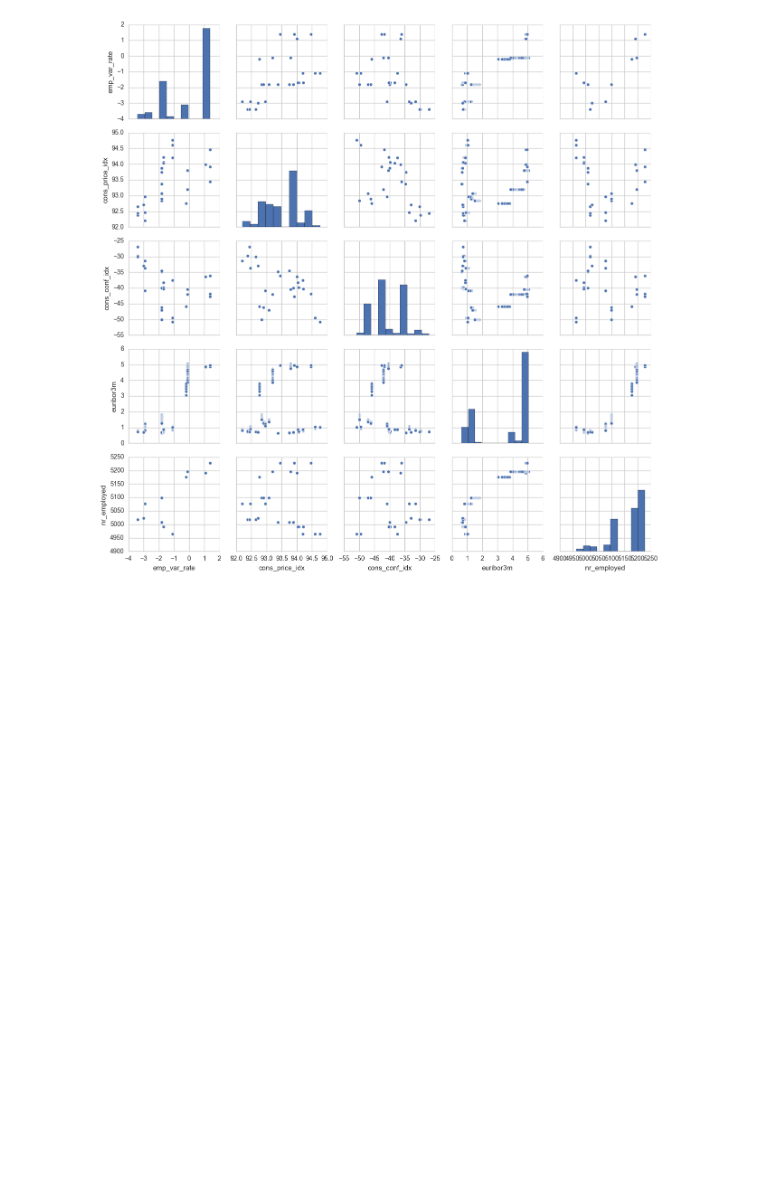
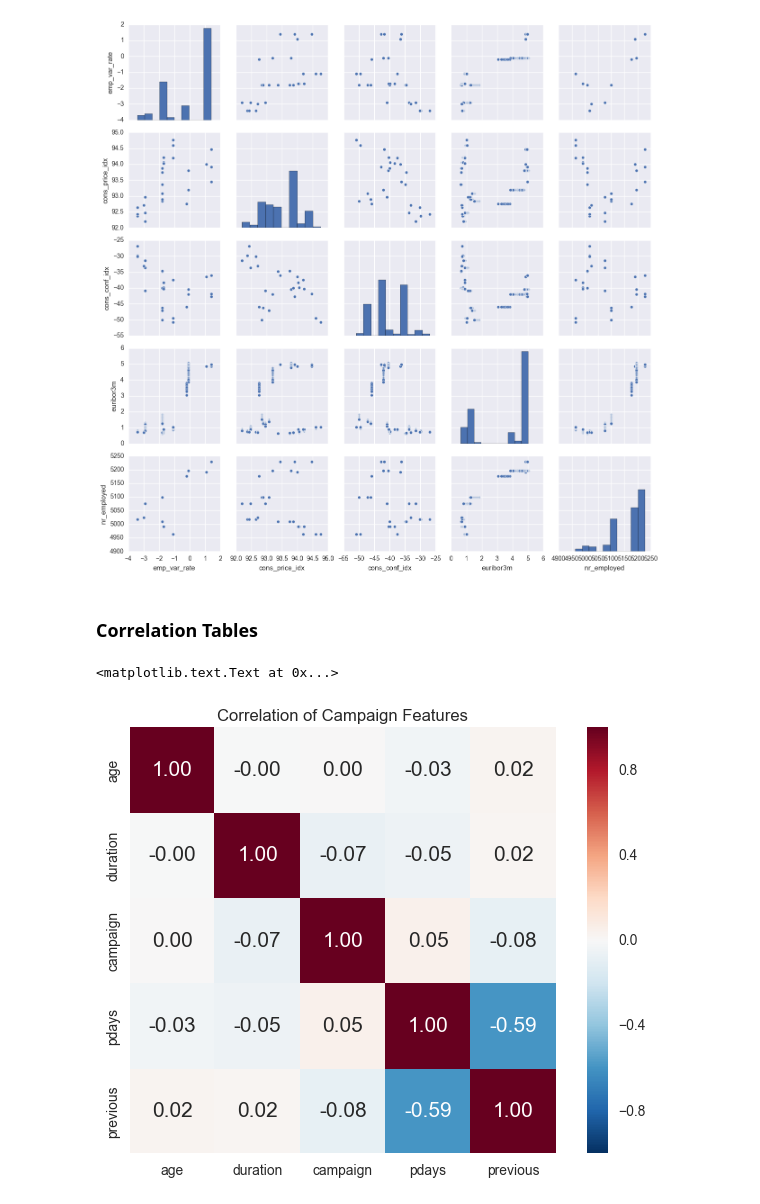
Before and after one commit to jsub10/Exploratory-Data-Analysis, a Jupyter notebook: Exploratory-Data-Analysis.ipynb, the cells around one changed output. Drawn from its saved outputs; the diff is of its cells as text; code cells hidden in the pictures; blank space fills up the shorter version.

```diff
--- a/Exploratory-Data-Analysis.ipynb
+++ b/Exploratory-Data-Analysis.ipynb
@@ -336,3 +391,22 @@ sns.pairplot(data[cols_econ], size=2.5)
 # %% [output]
 <seaborn.axisgrid.PairGrid at 0x...>
 [figure]
+# %% [markdown]
+### Correlation Tables
+# %%
+# Correlation table for campaign attributes
+cm = np.corrcoef(data[cols_campaign].values.T)
+sns.set(font_scale=1)
+# NOTE: fmt directive controls number of decimal points displayed
+hm = sns.heatmap(cm,
+                cbar=True,
+                annot=True,
+                square=True,
+                fmt='.2f',
+                annot_kws={'size':15},
+                yticklabels=cols_campaign,
+                xticklabels=cols_campaign)
+plt.title('Correlation of Campaign Features')
+# %% [output]
+<matplotlib.text.Text at 0x...>
+[figure, added]
```
Also changed, not shown: parts of 40 cells of this notebook, 2 other files.
